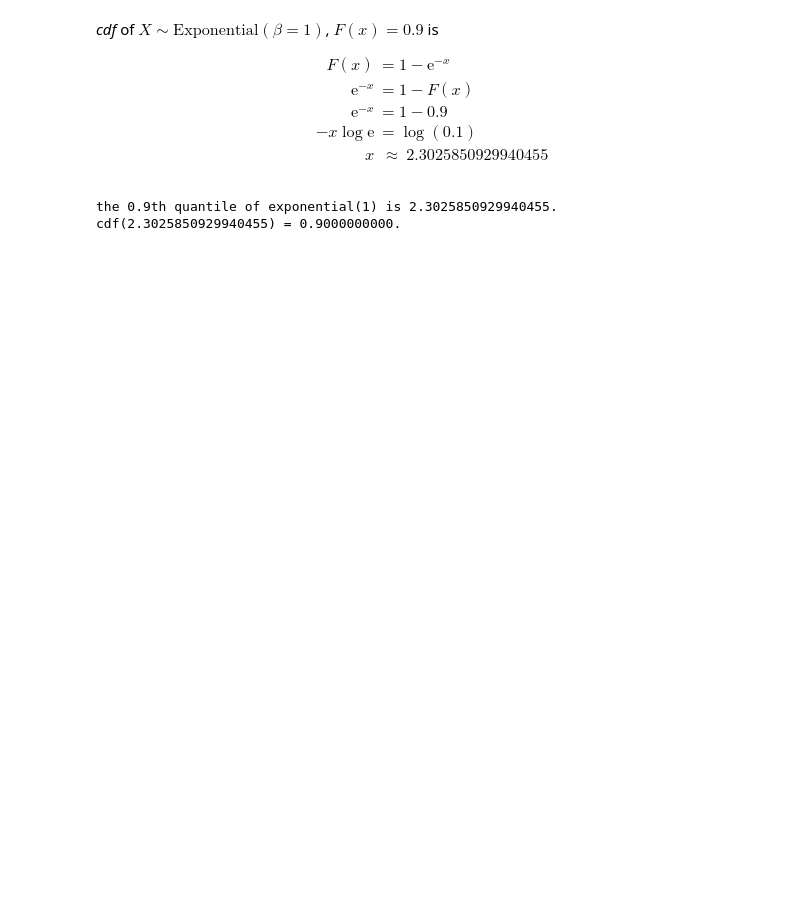
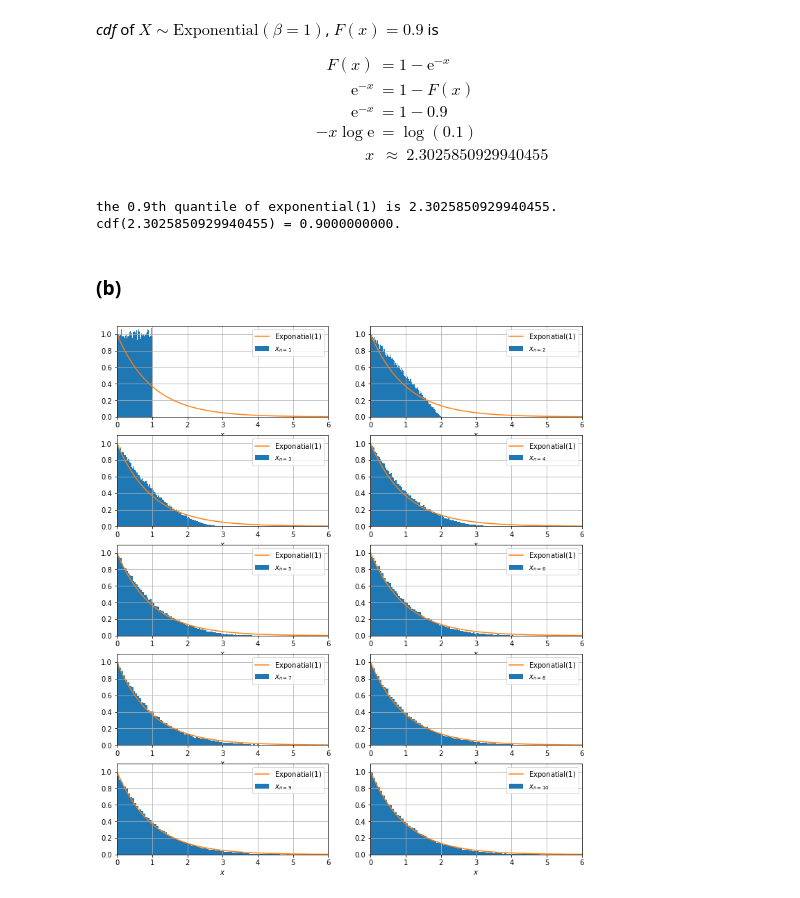
Before and after one commit to indiaki1o/ISI2, a Jupyter notebook: EX3/EX03.ipynb, the cells around one changed output. Cells and saved outputs as stored; diff of their text form; code cells hidden in the pictures; blank space fills up the shorter version.

Commit message:
ex3: 3.b. illustrate hist of n(1-max([X_n])) from Uniform(0,1).

```diff
--- a/EX3/EX03.ipynb
+++ b/EX3/EX03.ipynb
@@ -474,3 +480,48 @@ print("cdf(2.3025850929940455) = {0:.10f}.".format(expon.cdf(2.3025850929940455)
 # %% [output]
 the 0.9th quantile of exponential(1) is 2.3025850929940455.
 cdf(2.3025850929940455) = 0.9000000000.
+# %% [markdown]
+### (b)
+# %%
+m_size=100000
+X_unif = scipy.stats.uniform(loc=0,scale=1)
+
+x_n = np.array(
+    [np.max( np.array([X_unif.rvs(size=m_size) for n in range(i_n) ]), axis=0) for i_n in range(1,51)]
+)
+# %%
+X = np.array(
+    [ (n+1)*(1-x_n[n,:]) for n in range(50) ]
+)
+# %%
+def plot_expon(n0,n):
+    ax_ = plt.subplot(5,2, n+1-n0)
+    ax_.hist(X[n,:], bins=nbins, density=True,
+            label="$x_{n="+str(n+1)+"}$"
+            )
+    x_max=max(np.max(X[n,:]),6)
+    X_lin = np.linspace(0,x_max,100)
+    X_expon = scipy.stats.expon(loc=0, scale=1)
+    ax_.plot(X_lin, X_expon.pdf(X_lin),
+            label="$\mathrm{Exponatial}(1)$"
+            )
+
+    #-----------------------------------------------------------
+    ax_.grid(True)
+    # ax_.axis('equal')
+    ax_.legend(fontsize=24)
+#     ax_.axes.set_ylabel("Probability")
+    ax_.axes.set_xlim(0,6)
+    ax_.axes.set_ylim(0,1.1)
+    ax_.axes.set_xlabel("$x$")
+
+    ax_.legend()
+    ax_.grid(True)
+
+#-----------------------------------------------------------
+# %%
+fig_ = plt.figure(figsize=(12,14))
+for n in range(0,10):
+    plot_expon(0,n)
+# %% [output]
+[figure, added]
```
Also changed, not shown: parts of 6 cells of this notebook.
